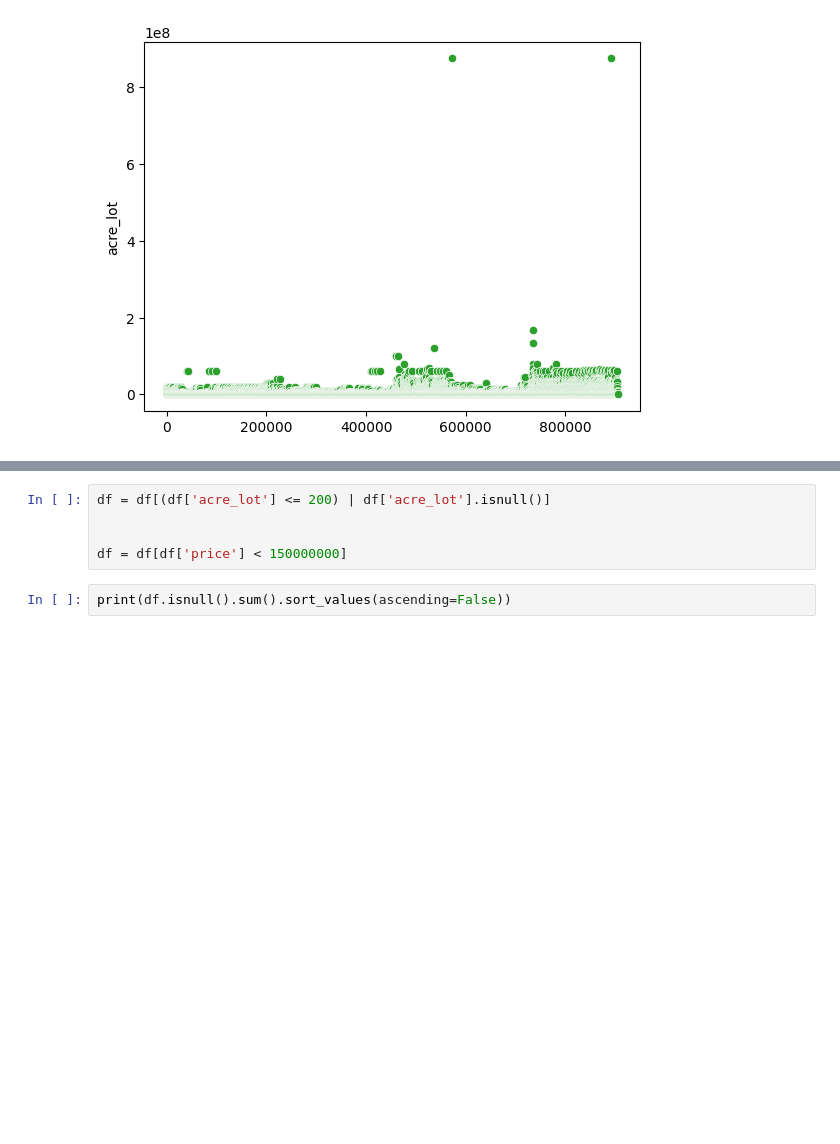
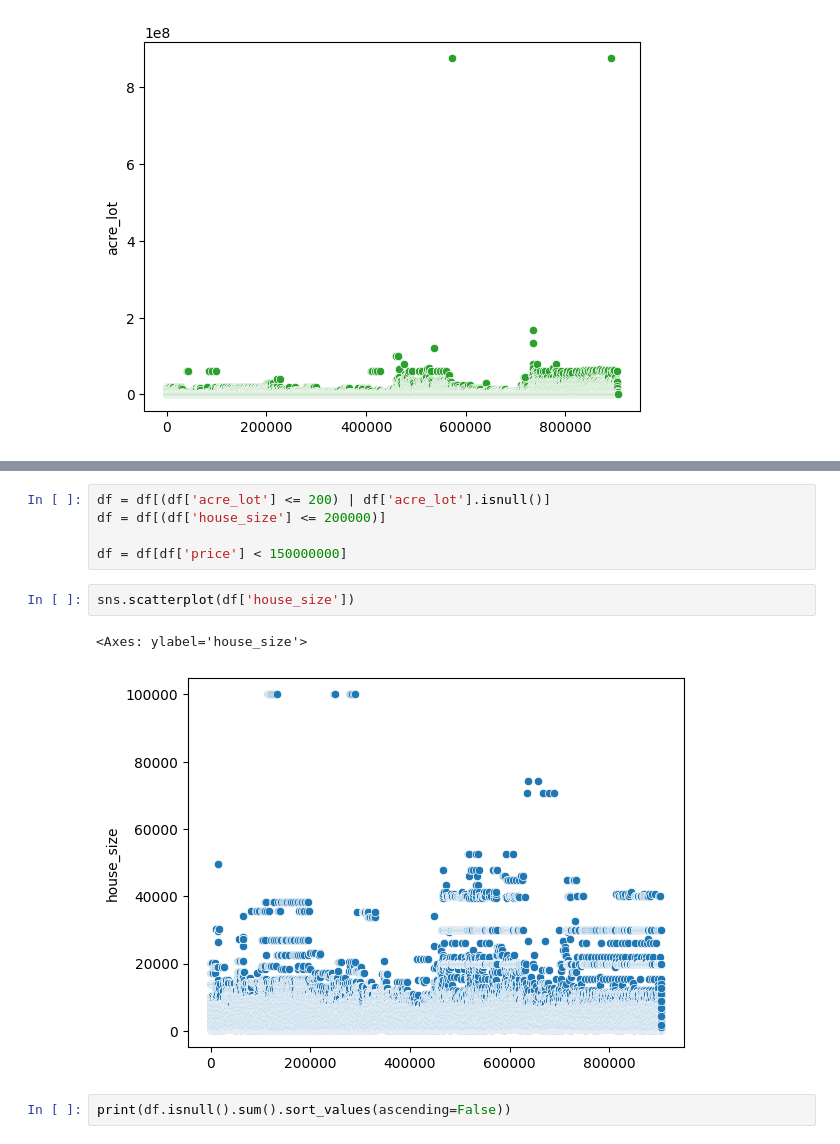
Before and after one commit to mattsiaco/MLPracticeProject, a Jupyter notebook: main.ipynb, the cells around one changed output, grey strips where cells are left out. Cells and saved outputs as stored; diff of their text form; blank space fills up the shorter version.

```diff
--- a/main.ipynb
+++ b/main.ipynb
@@ -201,8 +207,13 @@ sns.scatterplot(df['price'])
 # %%
 df = df[(df['acre_lot'] <= 200) | df['acre_lot'].isnull()]
-
+df = df[(df['house_size'] <= 200000)]
 
 df = df[df['price'] < 150000000]
+# %%
+sns.scatterplot(df['house_size'])
+# %% [output]
+<Axes: ylabel='house_size'>
+[figure, added]
 # %%
 print(df.isnull().sum().sort_values(ascending=False))
 # %%
```
Also changed, not shown: parts of 2 cells of this notebook.
